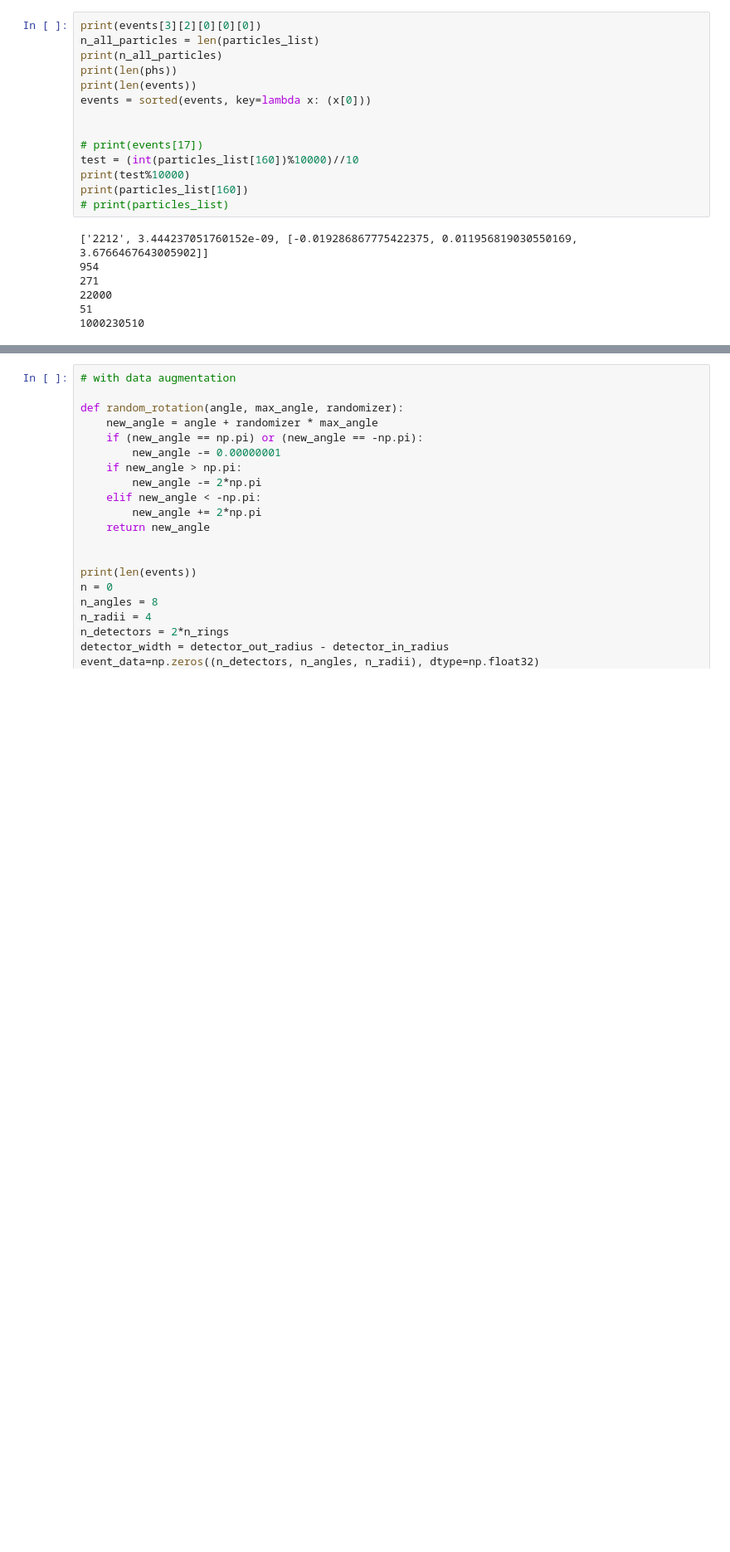
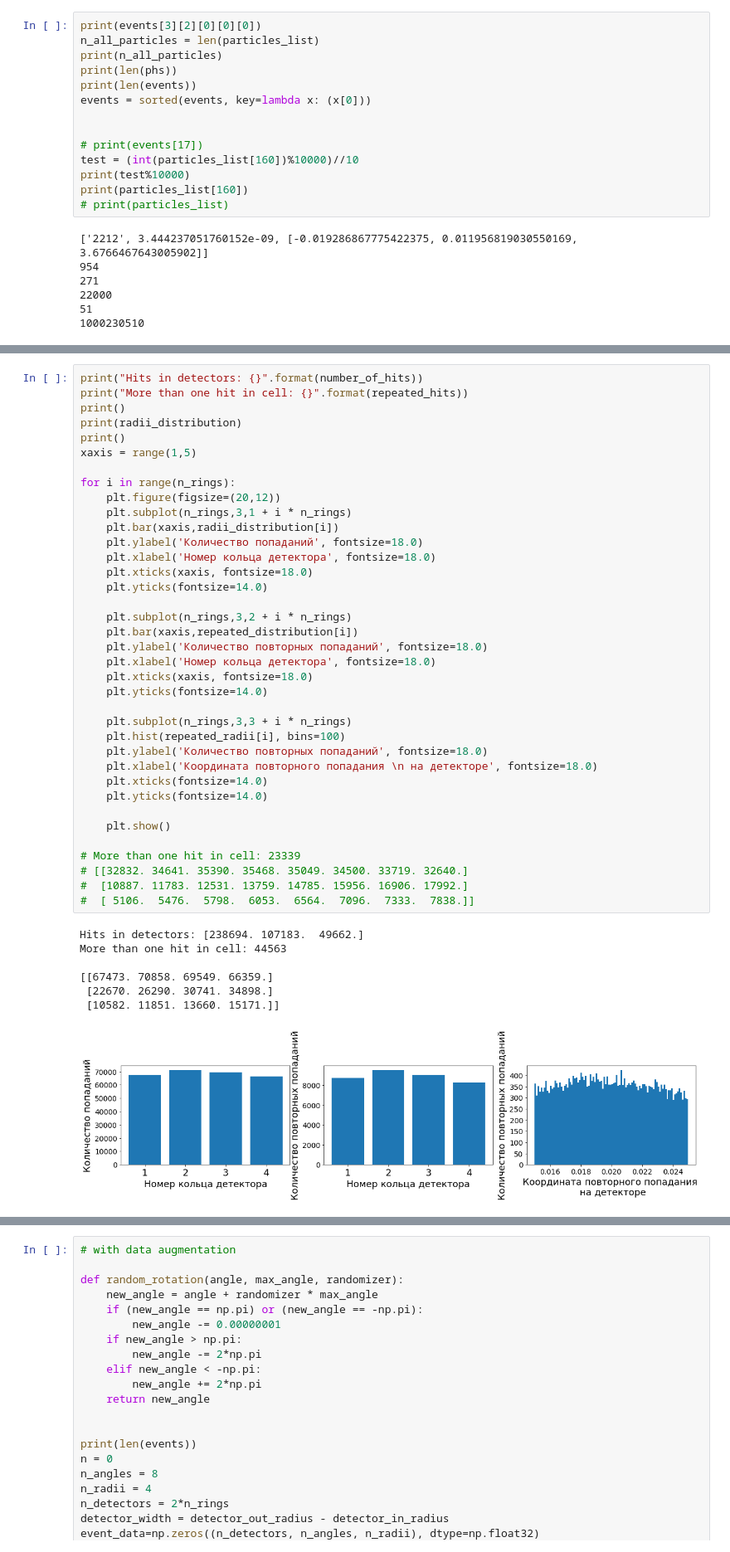
Before and after one commit to NeuTron1943/MicrochannelNN, a Jupyter notebook: DP_particle_analysis.ipynb, the cells around one changed output, grey strips where cells are left out. Shown at 83% size. Saved outputs shown, nothing was run; the diff lists cells and outputs as text; blank space fills up the shorter version.

```diff
--- a/DP_particle_analysis.ipynb
+++ b/DP_particle_analysis.ipynb
@@ -211,0 +240,45 @@ with open('data/PD_three_rings_with_particle_time_xe9_accuracy_1e-11.dat', 'w')
+# %%
+print("Hits in detectors: {}".format(number_of_hits))
+print("More than one hit in cell: {}".format(repeated_hits))
+print()
+print(radii_distribution)
+print()
+xaxis = range(1,5)
+
+for i in range(n_rings):
+    plt.figure(figsize=(20,12))
+    plt.subplot(n_rings,3,1 + i * n_rings)
+    plt.bar(xaxis,radii_distribution[i])
+    plt.ylabel('Количество попаданий', fontsize=18.0)
+    plt.xlabel('Номер кольца детектора', fontsize=18.0)
+    plt.xticks(xaxis, fontsize=18.0)
+    plt.yticks(fontsize=14.0)
+
+    plt.subplot(n_rings,3,2 + i * n_rings)
+    plt.bar(xaxis,repeated_distribution[i])
+    plt.ylabel('Количество повторных попаданий', fontsize=18.0)
+    plt.xlabel('Номер кольца детектора', fontsize=18.0)
+    plt.xticks(xaxis, fontsize=18.0)
+    plt.yticks(fontsize=14.0)
+
+    plt.subplot(n_rings,3,3 + i * n_rings)
+    plt.hist(repeated_radii[i], bins=100)
+    plt.ylabel('Количество повторных попаданий', fontsize=18.0)
+    plt.xlabel('Координата повторного попадания \n на детекторе', fontsize=18.0)
+    plt.xticks(fontsize=14.0)
+    plt.yticks(fontsize=14.0)
+
+    plt.show()
+
+# More than one hit in cell: 23339
+# [[32832. 34641. 35390. 35468. 35049. 34500. 33719. 32640.]
+#  [10887. 11783. 12531. 13759. 14785. 15956. 16906. 17992.]
+#  [ 5106.  5476.  5798.  6053.  6564.  7096.  7333.  7838.]]
+# %% [output]
+Hits in detectors: [238694. 107183.  49662.]
+More than one hit in cell: 44563
+
+[[67473. 70858. 69549. 66359.]
+ [22670. 26290. 30741. 34898.]
+ [10582. 11851. 13660. 15171.]]
+[figure, added]
```
Also changed, not shown: parts of 4 cells of this notebook, 2 other files.
